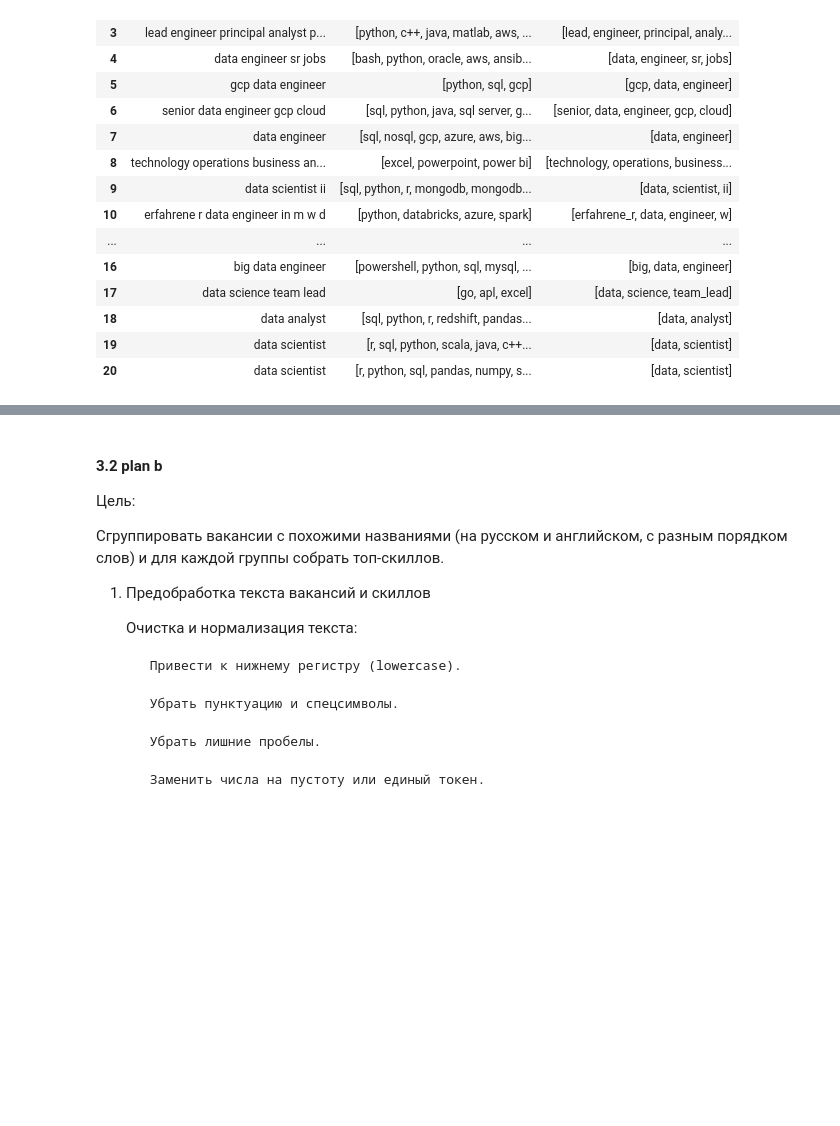
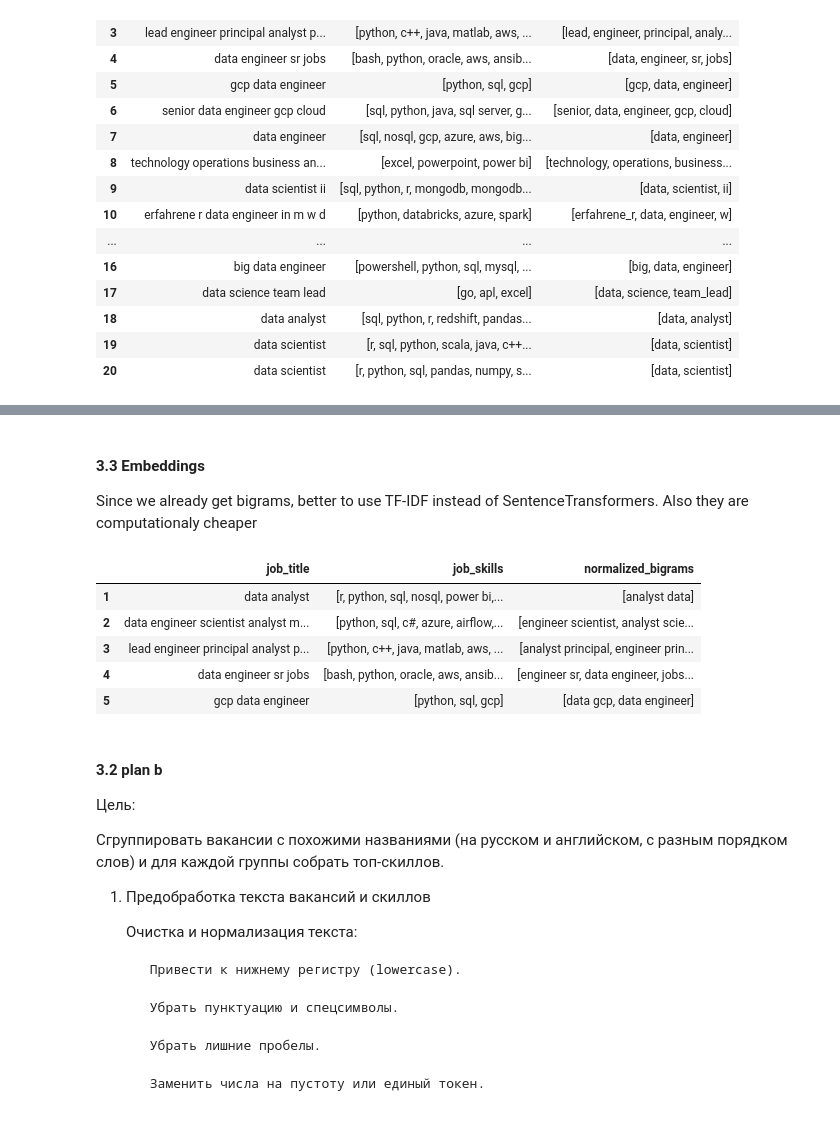
Before and after one commit to IU-Capstone-Project-2025/KIZAK, a Jupyter notebook: ml/jv_mapping.ipynb, the cells around one changed output, grey strips where cells are left out. Cells and saved outputs as stored; diff of their text form; code cells hidden in the pictures; blank space fills up the shorter version.

Commit message:
starting plan-b (embeddings part)

```diff
--- a/ml/jv_mapping.ipynb
+++ b/ml/jv_mapping.ipynb
@@ -189,0 +293,13 @@ data_combined.head(20)
+# %% [markdown]
+#### 3.3 Embeddings
+
+Since we already get bigrams, better to use TF-IDF instead of SentenceTransformers. Also they are computationaly cheaper
+# %%
+data_combined.head()
+# %% [output]
+|  | job_title | job_skills | normalized_bigrams |
+| 1 | data analyst | [r, python, sql, nosql, power bi,... | [analyst data] |
+| 2 | data engineer scientist analyst m... | [python, sql, c#, azure, airflow,... | [engineer scientist, analyst scie... |
+| 3 | lead engineer principal analyst p... | [python, c++, java, matlab, aws, ... | [analyst principal, engineer prin... |
+| 4 | data engineer sr jobs | [bash, python, oracle, aws, ansib... | [engineer sr, data engineer, jobs... |
+| 5 | gcp data engineer | [python, sql, gcp] | [data gcp, data engineer] |
```
Also changed, not shown: parts of 12 cells of this notebook.
